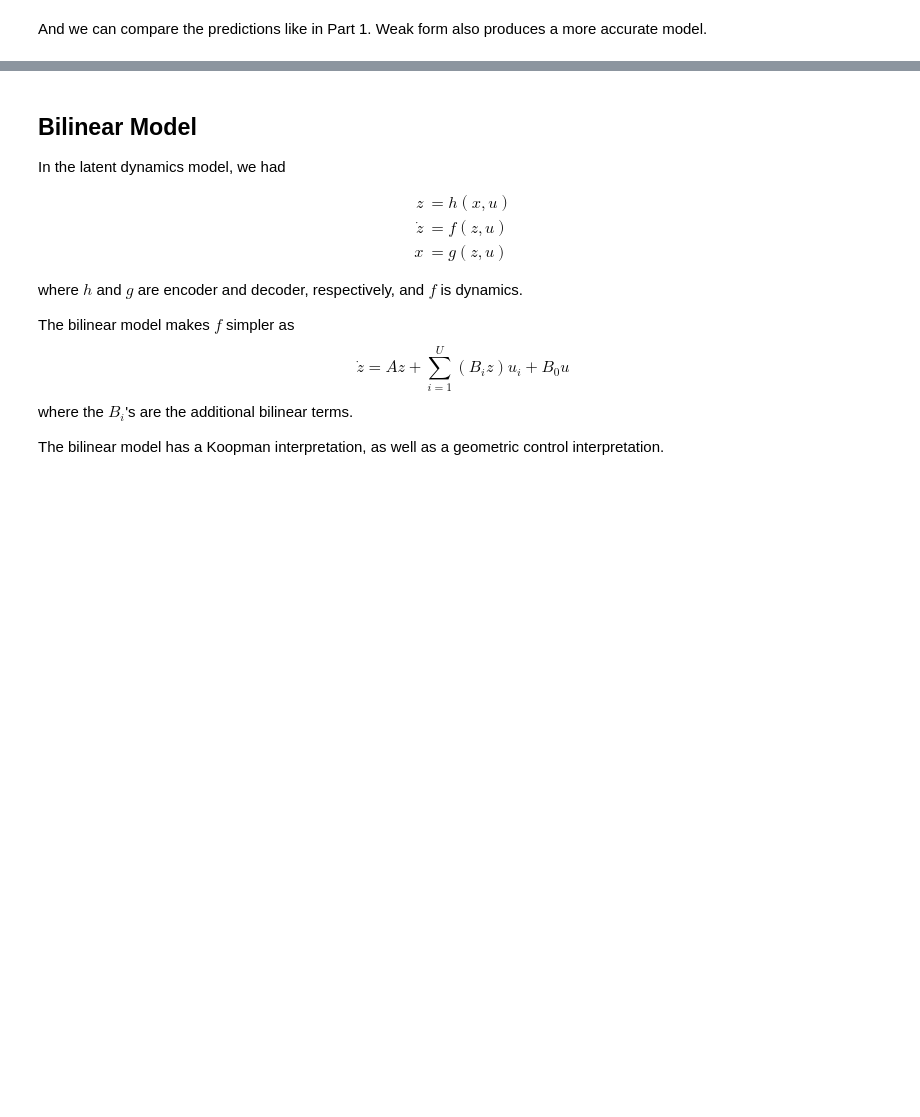
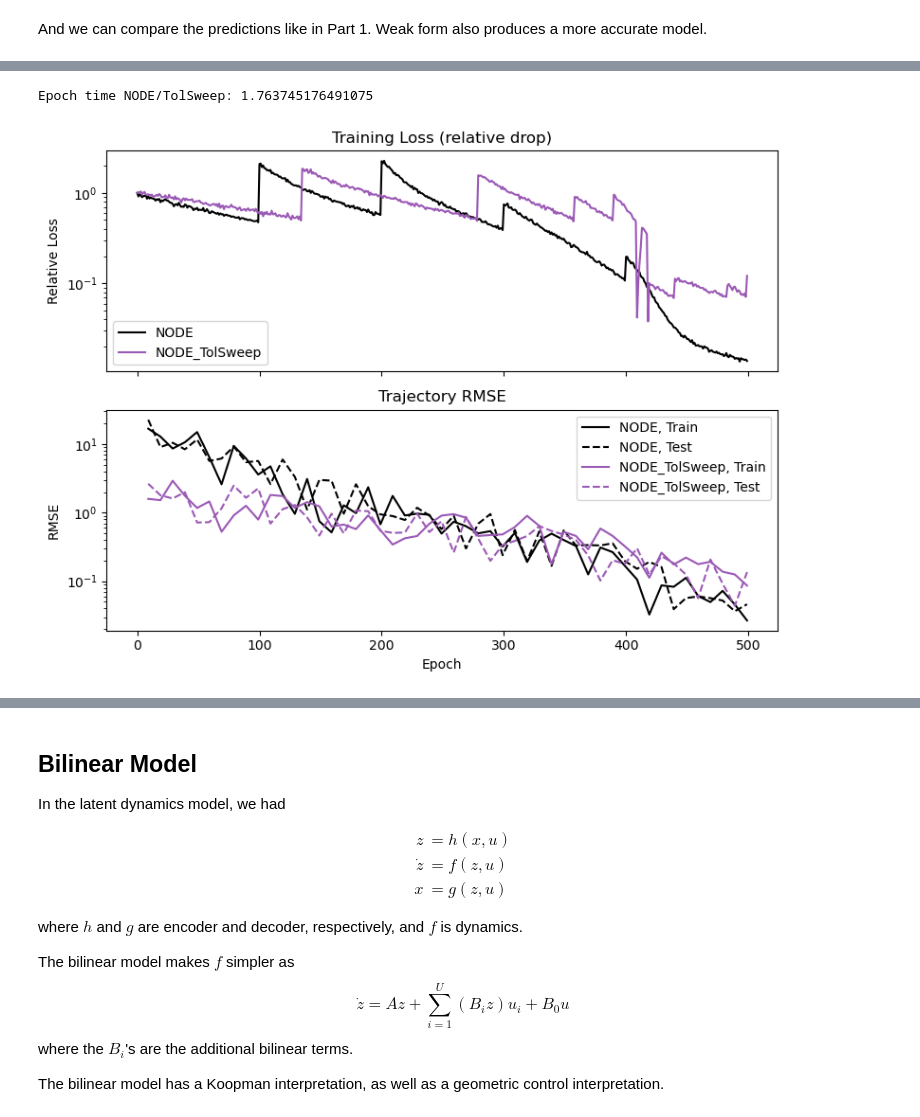
Before and after one commit to smanist/dymad-dev, a Jupyter notebook: examples/1d_oscillator/part2.ipynb, the cells around one changed output, grey strips where cells are left out. Saved outputs shown, nothing was run; the diff lists cells and outputs as text; code cells hidden in the pictures; blank space fills up the shorter version.

Commit message:
Added Tol Sweep Case to 1D Oscillator Example

```diff
--- a/examples/1d_oscillator/part2.ipynb
+++ b/examples/1d_oscillator/part2.ipynb
@@ -165,0 +233,8 @@ plot_trajectory(
+# %%
+npz_files = ['results/lti_ldm_node_summary.npz', 'results/lti_ldm_node_tolsweep_summary.npz']
+npzs = plot_summary(npz_files, labels = ['NODE', 'NODE_TolSweep'], ifclose=False)
+
+print("Epoch time NODE/TolSweep:", npzs[0]['avg_epoch_time']/npzs[1]['avg_epoch_time'])
+# %% [output]
+Epoch time NODE/TolSweep: 1.763745176491075
+[figure, added]
```
Also changed, not shown: parts of 8 cells of this notebook.
